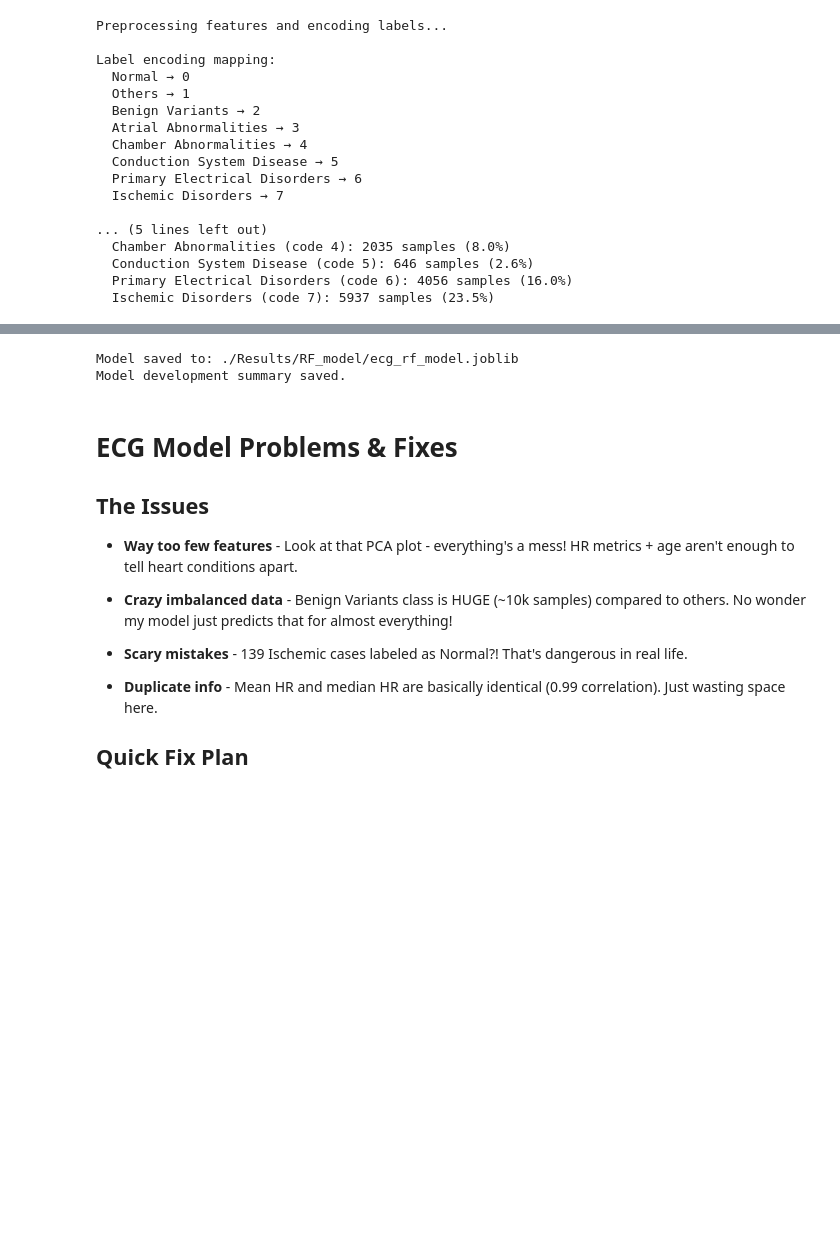
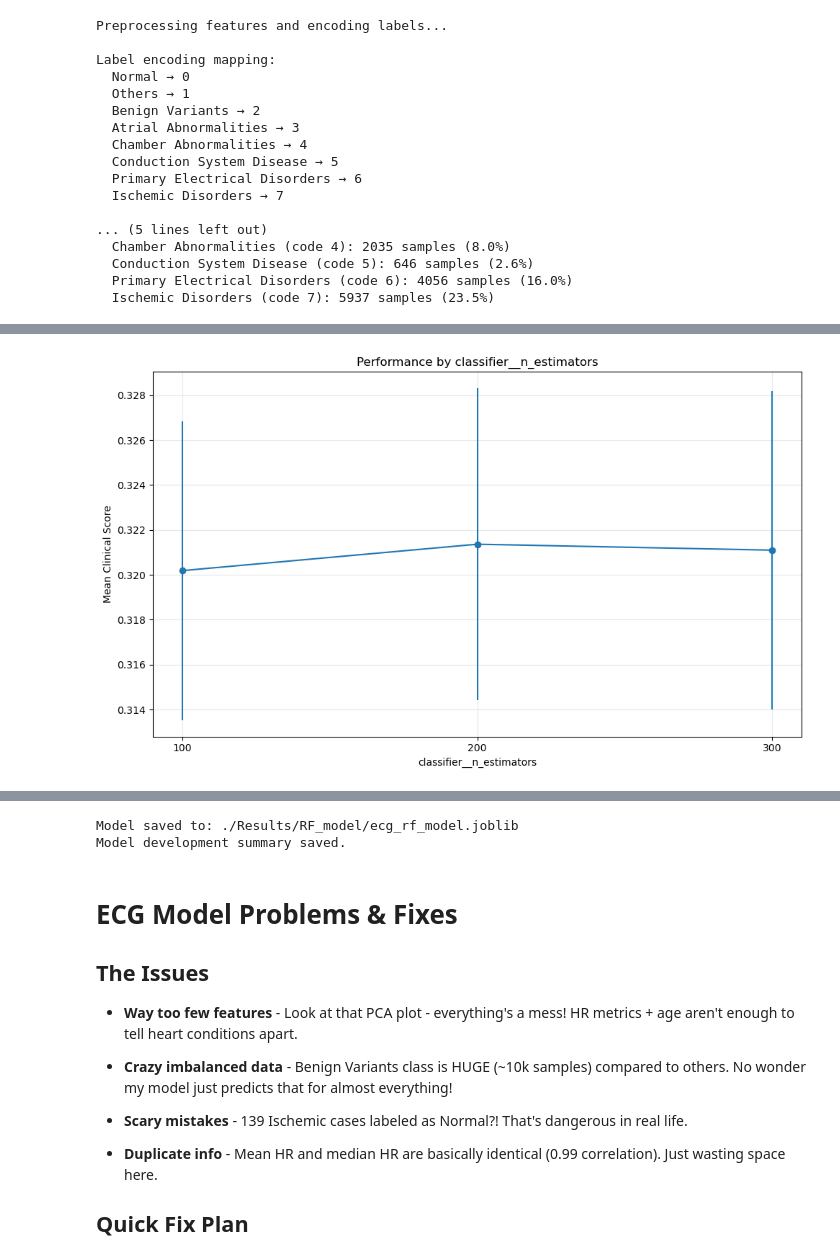
Before and after one commit to marcpalo1999/ECG_prediction, a Jupyter notebook: main.ipynb, the cells around one changed output, grey strips where cells are left out. Cells and saved outputs as stored; diff of their text form; code cells hidden in the pictures; blank space fills up the shorter version.

```diff
--- a/main.ipynb
+++ b/main.ipynb
@@ -383,0 +376,85 @@ Model training complete!
+# %%
+# Step 1: Implement clinical score metric with severity penalties
+def clinical_score(y_true, y_pred):
+    """Custom metric that penalizes misclassifying severe cardiac conditions as normal"""
+    penalty_matrix = np.zeros((8, 8))
+    penalty_matrix[7, 0] = 5.0  # Ischemic as Normal
+    penalty_matrix[6, 0] = 4.0  # Primary Electrical as Normal
+    penalty_matrix[5, 0] = 3.0  # Conduction Disease as Normal
+
+    base_score = balanced_accuracy_score(y_true, y_pred)
+
+    total_penalty = 0
+    for i in range(len(y_true)):
+        total_penalty += penalty_matrix[y_true[i], y_pred[i]]
+
+    return base_score - (0.01 * total_penalty/len(y_true))
+
+# Step 2: Setup grid search with clinical score
+param_grid = {
+    'classifier__n_estimators': [100, 200, 300],
+    'classifier__max_depth': [None, 20, 30],
+    'classifier__min_samples_split': [2, 5, 10],
+    'classifier__class_weight': ['balanced', 'balanced_subsample']
+}
+
+pipeline = model_trainer.create_pipeline()
+grid_search = GridSearchCV(
+    pipeline,
+    param_grid,
+    cv=5,
+    scoring={
+        'balanced_accuracy': 'balanced_accuracy',
+        'f1_macro': 'f1_macro',
+        'clinical': make_scorer(clinical_score)
+    },
+    refit='clinical',
+    n_jobs=-1,
+    verbose=1
+)
+
+import multiprocessing
+n_jobs = max(1, multiprocessing.cpu_count() - 2)
+with joblib.parallel_backend('loky', n_jobs=n_jobs):
+    print("Starting hyperparameter tuning with grid search...")
+    grid_search.fit(X_train_processed, y_train_encoded)
+
+# Step 4: Display best parameters
+print("\nBest parameters:")
+for param, value in grid_search.best_params_.items():
+    print(f"  {param}: {value}")
+print(f"\nBest clinical score: {grid_search.best_score_:.4f}")
+
+# Step 5: Visualize parameter performance
+def plot_param_performance(cv_results, param_name):
+    """Plot performance across different parameter values"""
+    param_values = []
+    mean_scores = []
+    std_scores = []
+
+    # Handle None values properly
+    unique_values = list(set(cv_results[f'param_{param_name}']))
+    unique_values.sort(key=lambda x: (x is not None, x))
+
+    for value in unique_values:
+        indices = [i for i, v in enumerate(cv_results[f'param_{param_name}']) if v == value]
+        param_values.append(str(value))
+        mean_scores.append(np.mean([cv_results['mean_test_clinical'][i] for i in indices]))
+        std_scores.append(np.mean([cv_results['std_test_clinical'][i] for i in indices]))
+
+    plt.figure(figsize=(10, 6))
+    plt.errorbar(param_values, mean_scores, yerr=std_scores, fmt='o-')
+    plt.title(f'Performance by {param_name}')
+    plt.xlabel(param_name)
+    plt.ylabel('Mean Clinical Score')
+    plt.grid(True, alpha=0.3)
+    plt.tight_layout()
+    plt.show()
+
+for param in ['classifier__n_estimators', 'classifier__max_depth', 'classifier__class_weight']:
+    plot_param_performance(grid_search.cv_results_, param)
+
+# Step 6: Set the best model
+model = grid_search.best_estimator_
+model_trainer.model = model
+# %% [output]
@@ -383,0 +471 @@ Model training complete!
+[figure, added]
```
Also changed, not shown: parts of 28 cells of this notebook, 18 other files.
